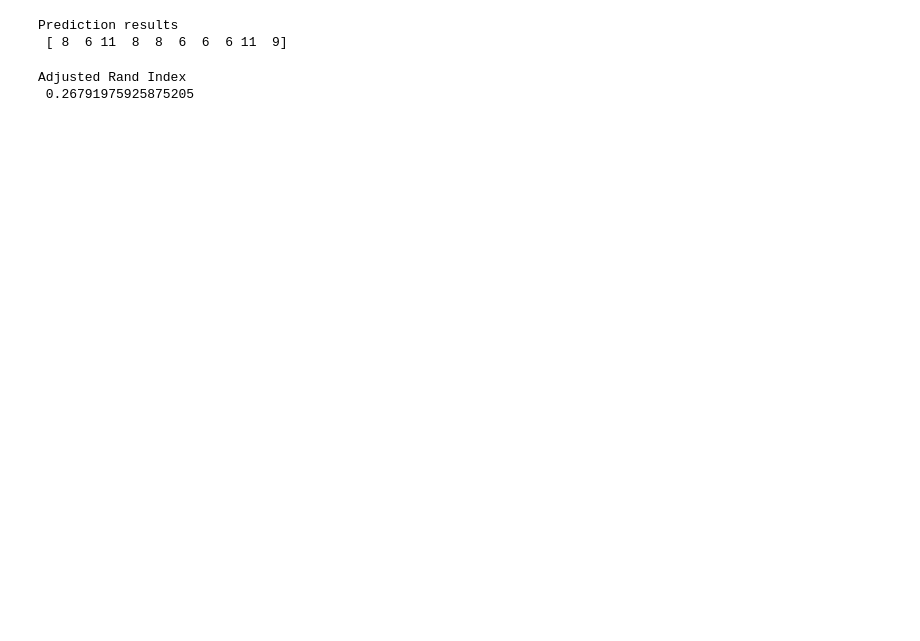
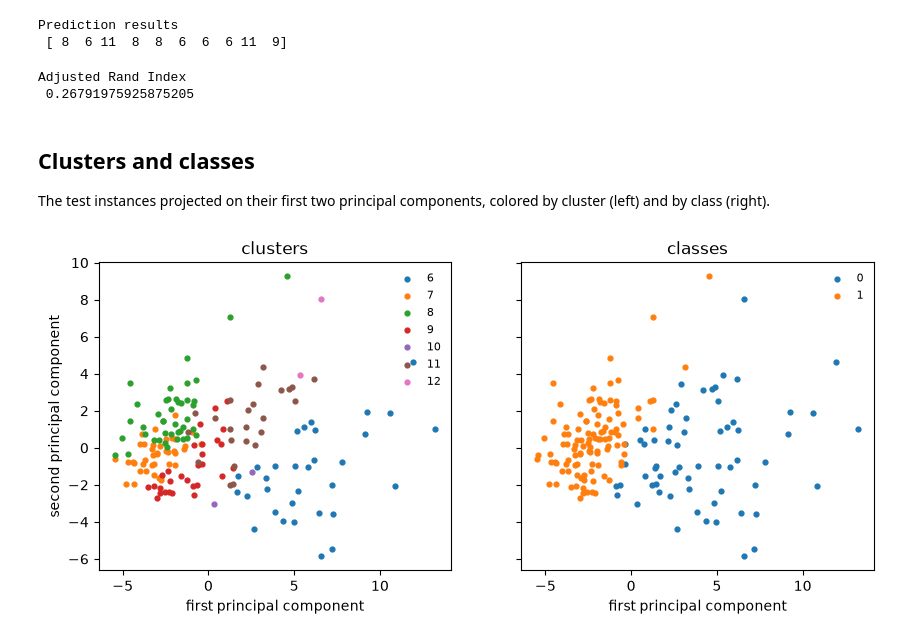
Before and after one commit to fismimosa/RuleTree, a Jupyter notebook: Examples/RuleTreeCluster_example.ipynb, the cells around one changed output. Drawn from its saved outputs; the diff is of its cells as text; code cells hidden in the pictures; blank space fills up the shorter version.

```diff
--- a/Examples/RuleTreeCluster_example.ipynb
+++ b/Examples/RuleTreeCluster_example.ipynb
@@ -71,3 +85,26 @@ print('Adjusted Rand Index\n', adjusted_rand_score(y_test, y_pred))
 # %% [output]
 Adjusted Rand Index
  0.26791975925875205
+# %% [markdown]
+## Clusters and classes
+
+The test instances projected on their first two principal components, colored by cluster (left)
+and by class (right).
+# %%
+from sklearn.decomposition import PCA
+from sklearn.preprocessing import StandardScaler
+
+points = PCA(n_components=2).fit(StandardScaler().fit_transform(X_train)).transform(
+    StandardScaler().fit(X_train).transform(X_test))
+
+fig, axes = plt.subplots(1, 2, figsize=(10, 4), sharex=True, sharey=True)
+for ax, labels, title in [(axes[0], y_pred, "clusters"), (axes[1], y_test, "classes")]:
+    for label in sorted(set(labels)):
+        ax.scatter(*points[labels == label].T, s=12, label=str(label))
+    ax.set_title(title)
+    ax.set_xlabel("first principal component")
+    ax.legend(frameon=False, fontsize=8)
+axes[0].set_ylabel("second principal component")
+plt.show()
+# %% [output]
+[figure, added]
```
Also changed, not shown: parts of 2 cells of this notebook, 12 other files.
